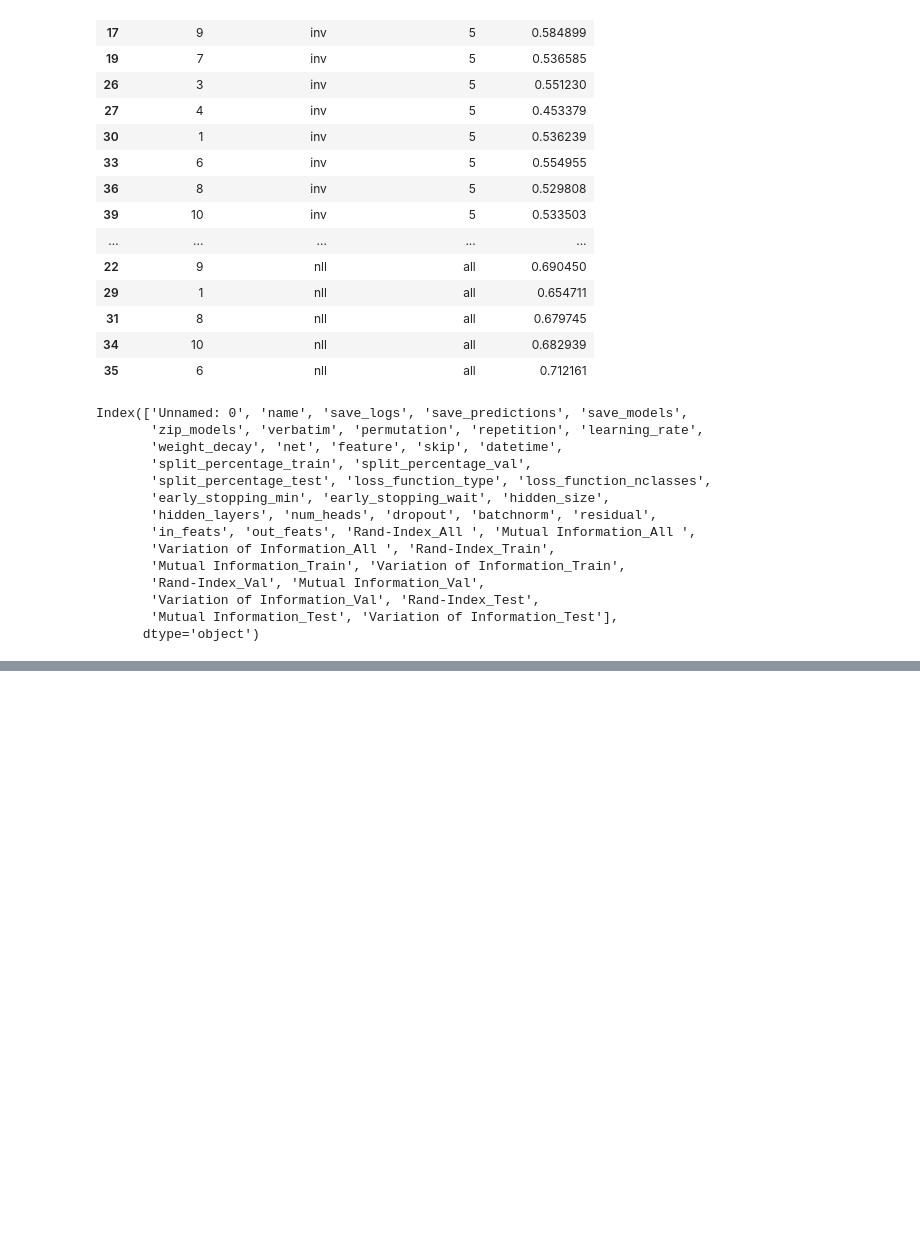
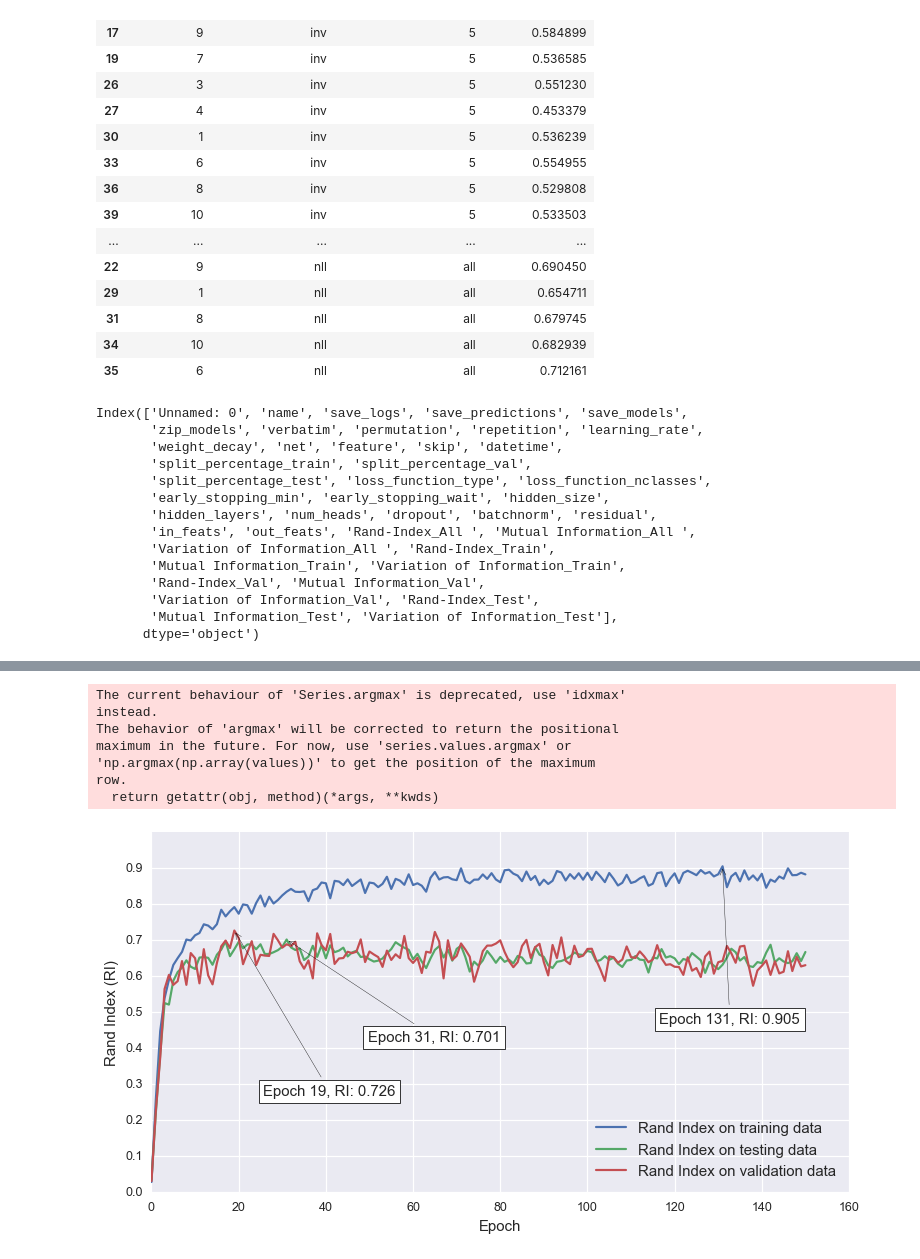
Before and after one commit to adrian-lison/gnn-community-detection, a Jupyter notebook: Notebooks/Results Analysis.ipynb, the cells around one changed output, grey strips where cells are left out. Drawn from its saved outputs; the diff is of its cells as text; code cells hidden in the pictures; blank space fills up the shorter version.

```diff
--- a/Notebooks/Results Analysis.ipynb
+++ b/Notebooks/Results Analysis.ipynb
@@ -420,0 +466,57 @@ loss.
+# %%
+import matplotlib.pyplot as plt
+import numpy as np
+
+plt.style.use('seaborn')
+
+fig, ax = plt.subplots(figsize=(10,5), dpi= 90)
+
+ax.plot(list(df["epoch"]), list(df["rand_train"]), label = "Rand Index on training data")
+ax.plot(list(df["epoch"]), list(df["rand_test"]), label = "Rand Index on testing data")
+ax.plot(list(df["epoch"]), list(df["rand_val"]), label = "Rand Index on validation data")
+ax.legend(fontsize=12, loc= 4)
+
+def annot_max(x,y,locx, locy, ax=None):
+    xmax = x[np.argmax(y)]
+    ymax = y.max()
+    text= "x={:.3f}, y={:.3f}".format(xmax, ymax)
+    if not ax:
+        ax=plt.gca()
+    bbox_props = dict(boxstyle="square,pad=0.3", fc="w", ec="k", lw=0.62)
+    arrowprops=dict(arrowstyle="->",connectionstyle="angle,angleA=0,angleB=60")
+    kw = dict(xycoords='data',textcoords="axes fraction",
+              arrowprops=arrowprops, bbox=bbox_props, ha="right", va="top")
+    ax.annotate(text, xy=(xmax, ymax), xytext=(locx,locy), **kw)
+
+def annot_max2(x,y,locx, locy, ax=None):
+    xmax = x[np.argmax(y)]
+    ymax = y.max()
+    text= "Epoch {}, RI: {:.3f}".format(xmax, ymax)
+    if not ax:
+        ax=plt.gca()
+    bbox_props = dict(boxstyle="square,pad=0.3", fc="w", ec="k", lw=0.62)
+    arrowprops=dict(arrowstyle="->")
+    kw = dict(xycoords='data',textcoords="axes fraction",
+              arrowprops=arrowprops, bbox=bbox_props, ha="right", va="top")
+    ax.annotate(text, xy=(xmax, ymax), xytext=(locx,locy), **kw)
+
+plt.yticks(np.arange(0, 1, 0.1))
+
+annot_max2(list(df["epoch"]), df["rand_train"],0.93,0.5)
+annot_max2(list(df["epoch"]), df["rand_test"],0.5,0.45)
+annot_max2(list(df["epoch"]), df["rand_val"],0.35,0.3)
+
+ax.set_xlabel("Epoch", fontsize=12)
+ax.set_ylabel("Rand Index (RI)", fontsize=12)
+
+plt.savefig('../summary/rand_index_dev.pdf',bbox_inches="tight")
+plt.show()
+# %% [output]
+The current behaviour of 'Series.argmax' is deprecated, use 'idxmax'
+instead.
+The behavior of 'argmax' will be corrected to return the positional
+maximum in the future. For now, use 'series.values.argmax' or
+'np.argmax(np.array(values))' to get the position of the maximum
+row.
+  return getattr(obj, method)(*args, **kwds)
+[figure, added]
```
Also changed, not shown: parts of 8 cells of this notebook, 1 other file.
